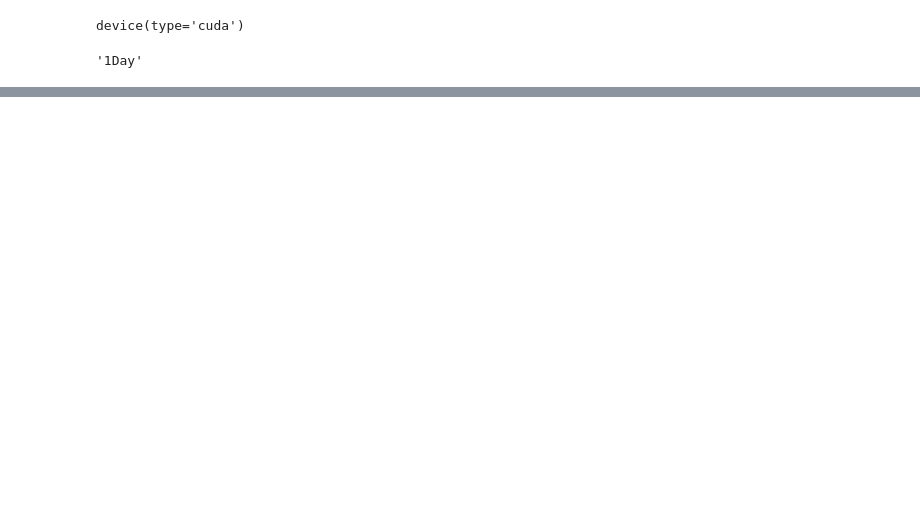
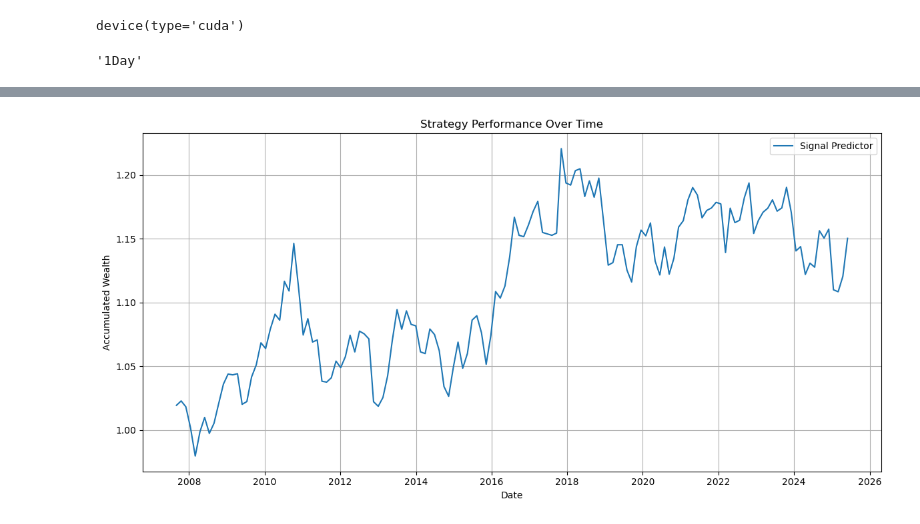
Before and after one commit to ikurnosau/intraday-portfolio-management, a Jupyter notebook: notebooks/iterative_signal_predictor_evaluation.ipynb, the cells around one changed output, grey strips where cells are left out. Cells and saved outputs as stored; diff of their text form; code cells hidden in the pictures; blank space fills up the shorter version.

```diff
--- a/notebooks/iterative_signal_predictor_evaluation.ipynb
+++ b/notebooks/iterative_signal_predictor_evaluation.ipynb
@@ -101,5 +65,7 @@ Download completed
 # %%
 def evaluate_signal_predictor(start_date: datetime, end_date: datetime, train_set_last_date: datetime):
+    print(f'Running experiment for {start_date} to {end_date} with train set last date {train_set_last_date}')
+
     retrieval_result = retriever.bars(start=start_date, end=end_date)
 
     dataset_creator = DatasetCreator(
@@ -114,6 +80,10 @@ def evaluate_signal_predictor(start_date: datetime, end_date: datetime, train_se
     )
 
     X_train, y_train, next_return_train, spread_train, volatility_train, X_test, y_test, next_return_test, spread_test, volatility_test = dataset_creator.create_dataset_numpy(retrieval_result)
+
+    print(X_train.shape, y_train.shape, next_return_train.shape, spread_train.shape, volatility_train.shape, X_test.shape, y_test.shape, next_return_test.shape, spread_test.shape, volatility_test.shape)
+    print(np.sqrt(((y_train - np.ones_like(y_train) * 0.5)**2).mean()))
+    print(np.sqrt(((y_test - np.ones_like(y_test) * 0.5)**2).mean()))
 
     train_loader = DatasetPytorch(X_train, y_train, learning_task='regression').as_dataloader(
         batch_size=config.train_config.batch_size,
@@ -134,7 +104,7 @@ def evaluate_signal_predictor(start_date: datetime, end_date: datetime, train_se
         drop_last=config.train_config.drop_last
     )
 
-    model = config.model_config.model
+    model = copy.copy(config.model_config.model)
 
     trainer = Trainer(
         model=model,
@@ -146,7 +116,8 @@ def evaluate_signal_predictor(start_date: datetime, end_date: datetime, train_se
         num_epochs=config.train_config.num_epochs,
         device=config.train_config.device,
         metrics=config.train_config.metrics,
-        save_path=config.train_config.save_path
+        save_path=config.train_config.save_path,
+        early_stopping_patience=config.train_config.early_stopping_patience,
     )
 
     model, history = trainer.train()
@@ -232,0 +219,6 @@ start_end_last_train_dates = [
+# %%
+i = 0
+realized_returns = evaluate_signal_predictor(
+            start_end_last_train_dates[i]['start'],
+            start_end_last_train_dates[i]['end'],
+            start_end_last_train_dates[i]['last_train_date'])
@@ -259,0 +385,10 @@ RuntimeError: DataLoader worker (pid(s) 32464, 28920, 1848, 39128) exited unexpe
+# %%
+plot_cumulative_wealth(
+    returns_dict={
+        'Signal Predictor': realized_returns,
+    },
+    start_time=config.data_config.train_set_last_date,
+    end_time=config.data_config.end
+)
+# %% [output]
+[figure, added]
```
Also changed, not shown: parts of 5 cells of this notebook, 2 other files.
